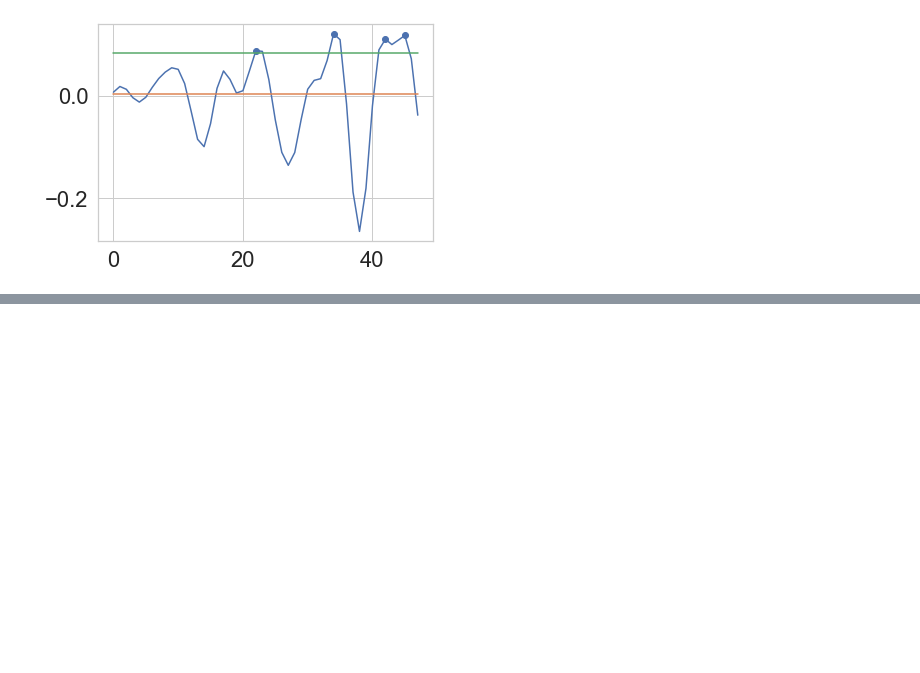
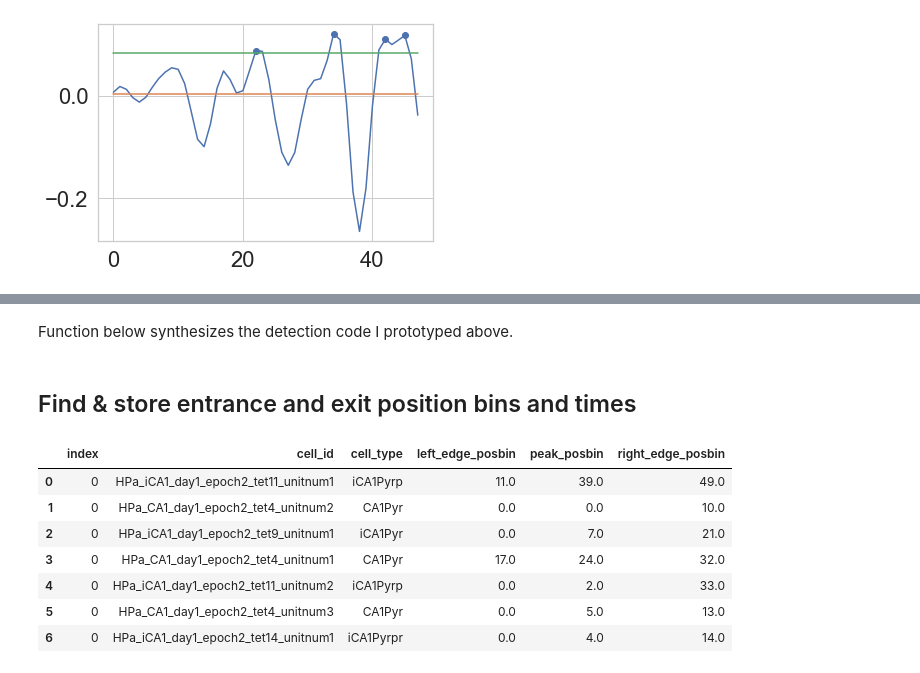
Before and after one commit to pdrivier/phase_precession, a Jupyter notebook: place_fields.ipynb, the cells around one changed output, grey strips where cells are left out. Saved outputs shown, nothing was run; the diff lists cells and outputs as text; code cells hidden in the pictures; blank space fills up the shorter version.

```diff
--- a/place_fields.ipynb
+++ b/place_fields.ipynb
@@ -464,0 +262,2 @@ edges_df.dropna()
+# %% [markdown]
+Function below synthesizes the detection code I prototyped above.
@@ -464,0 +383,2 @@ edges_df.dropna()
+# %% [markdown]
+## Find & store entrance and exit position bins and times
@@ -464,0 +439,13 @@ edges_df.dropna()
+# %%
+edges_df = edges_df.dropna()
+# %%
+edges_df.reset_index()
+# %% [output]
+|  | index | cell_id | cell_type | left_edge_posbin | peak_posbin | right_edge_posbin |
+| 0 | 0 | HPa_iCA1_day1_epoch2_tet11_unitnum1 | iCA1Pyrp | 11.0 | 39.0 | 49.0 |
+| 1 | 0 | HPa_CA1_day1_epoch2_tet4_unitnum2 | CA1Pyr | 0.0 | 0.0 | 10.0 |
+| 2 | 0 | HPa_iCA1_day1_epoch2_tet9_unitnum1 | iCA1Pyr | 0.0 | 7.0 | 21.0 |
+| 3 | 0 | HPa_CA1_day1_epoch2_tet4_unitnum1 | CA1Pyr | 17.0 | 24.0 | 32.0 |
+| 4 | 0 | HPa_iCA1_day1_epoch2_tet11_unitnum2 | iCA1Pyrp | 0.0 | 2.0 | 33.0 |
+| 5 | 0 | HPa_CA1_day1_epoch2_tet4_unitnum3 | CA1Pyr | 0.0 | 5.0 | 13.0 |
+| 6 | 0 | HPa_iCA1_day1_epoch2_tet14_unitnum1 | iCA1Pyrpr | 0.0 | 4.0 | 14.0 |
```
Also changed, not shown: parts of 10 cells of this notebook.
